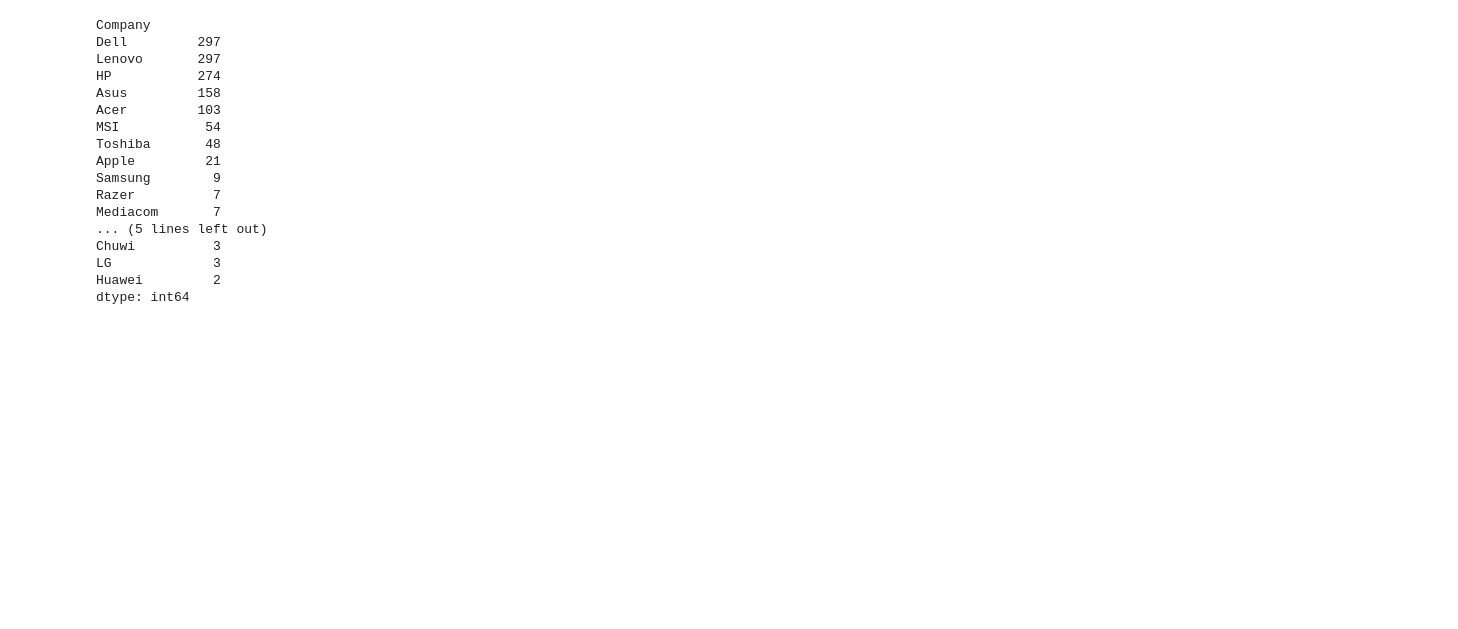
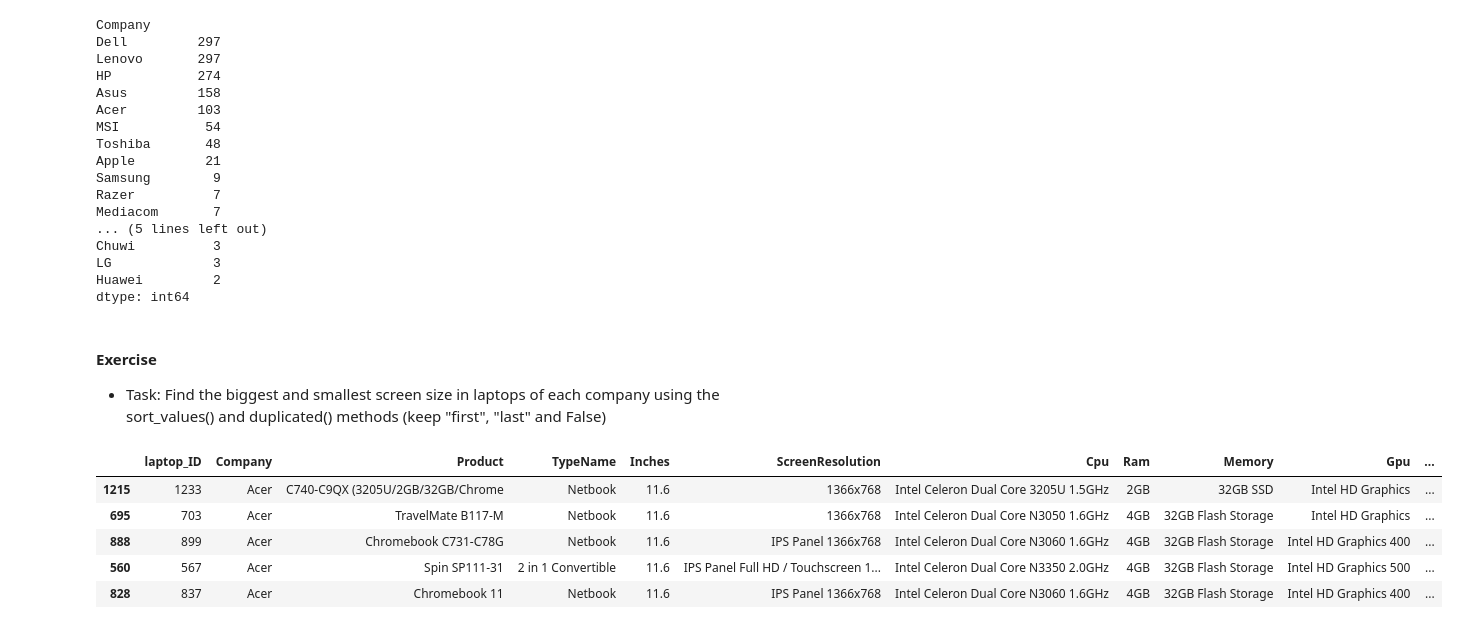
Before and after one commit to sanjula77/Data-Science, a Jupyter notebook: Filtering_Data.ipynb, the cells around one changed output. Saved outputs shown, nothing was run; the diff lists cells and outputs as text; code cells hidden in the pictures; blank space fills up the shorter version.

Commit message:
Refactor execution counts in Filtering_Data.ipynb and add exercise for finding screen sizes by company

```diff
--- a/Filtering_Data.ipynb
+++ b/Filtering_Data.ipynb
@@ -475,3 +475,19 @@ Chuwi          3
 LG             3
 Huawei         2
 dtype: int64
+# %% [markdown]
+#### Exercise
+- Task: Find the biggest and smallest screen size in laptops of each company using the sort_values() and duplicated() methods (keep "first", "last" and False)
+# %%
+# sort dataframe asending by company and inches
+# smallest first and biggest last
+
+df_laptops = df_laptop.sort_values(['Company', 'Inches'])
+df_laptops.head()
+# %% [output]
+|  | laptop_ID | Company | Product | TypeName | Inches | ScreenResolution | Cpu | Ram | Memory | Gpu | ... |
+| 1215 | 1233 | Acer | C740-C9QX (3205U/2GB/32GB/Chrome | Netbook | 11.6 | 1366x768 | Intel Celeron Dual Core 3205U 1.5GHz | 2GB | 32GB SSD | Intel HD Graphics | ... |
+| 695 | 703 | Acer | TravelMate B117-M | Netbook | 11.6 | 1366x768 | Intel Celeron Dual Core N3050 1.6GHz | 4GB | 32GB Flash Storage | Intel HD Graphics | ... |
+| 888 | 899 | Acer | Chromebook C731-C78G | Netbook | 11.6 | IPS Panel 1366x768 | Intel Celeron Dual Core N3060 1.6GHz | 4GB | 32GB Flash Storage | Intel HD Graphics 400 | ... |
+| 560 | 567 | Acer | Spin SP111-31 | 2 in 1 Convertible | 11.6 | IPS Panel Full HD / Touchscreen 1... | Intel Celeron Dual Core N3350 2.0GHz | 4GB | 32GB Flash Storage | Intel HD Graphics 500 | ... |
+| 828 | 837 | Acer | Chromebook 11 | Netbook | 11.6 | IPS Panel 1366x768 | Intel Celeron Dual Core N3060 1.6GHz | 4GB | 32GB Flash Storage | Intel HD Graphics 400 | ... |
```
Also changed, not shown: parts of 2 cells of this notebook.
